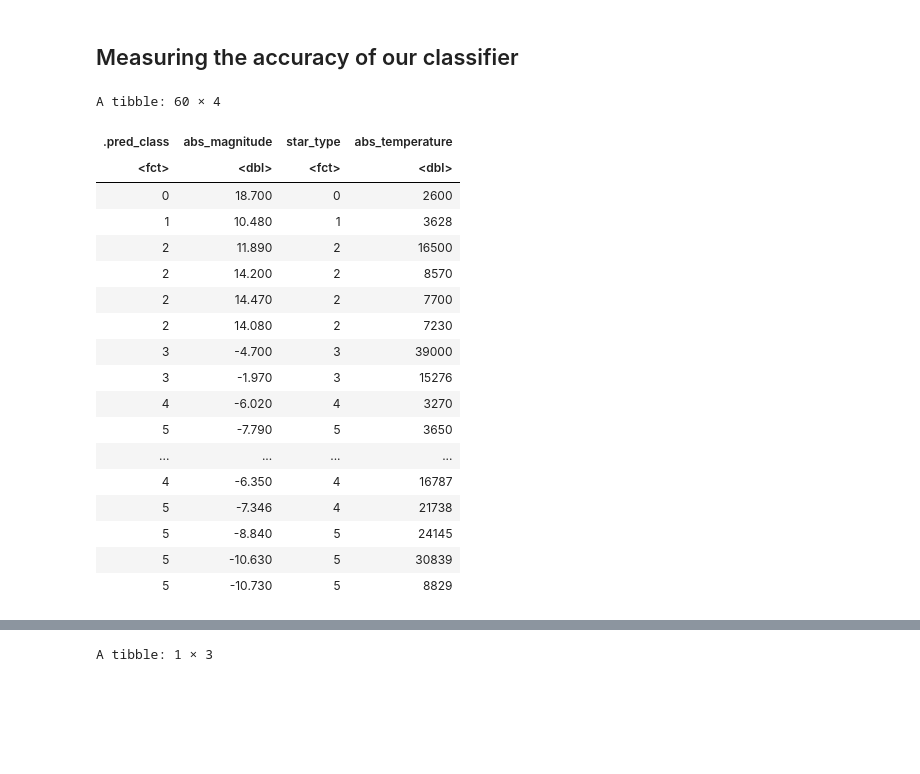
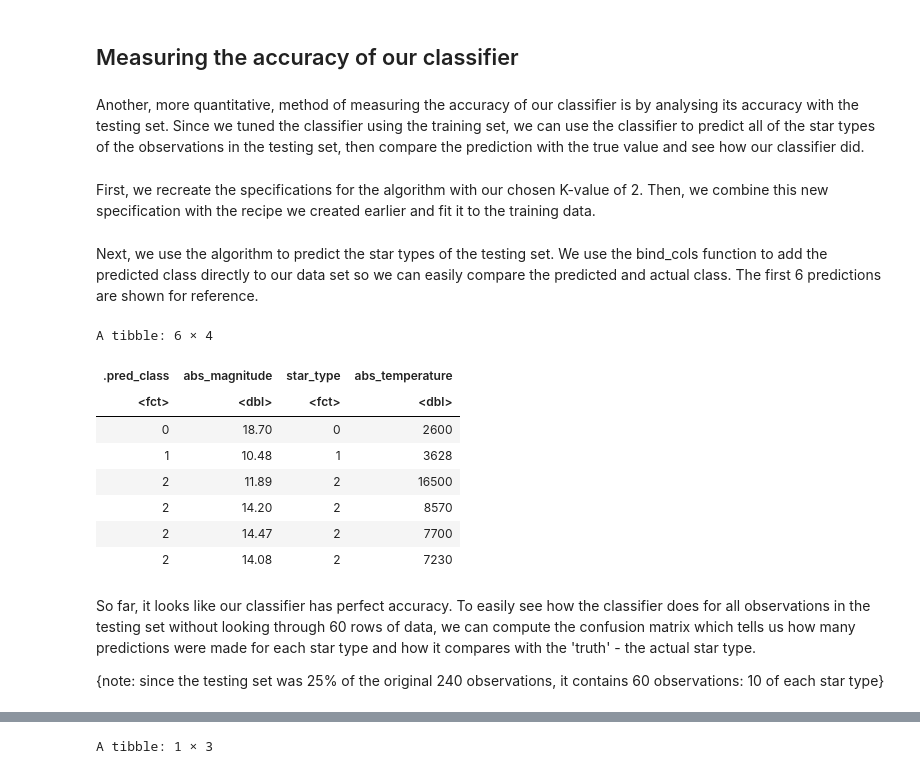
Before and after one commit to uchou92/dcsi-100-2023w1-group-28, a Jupyter notebook: Project_Proposal.ipynb, the cells around one changed output, grey strips where cells are left out. Saved outputs shown, nothing was run; the diff lists cells and outputs as text; code cells hidden in the pictures; blank space fills up the shorter version.

Commit message:
more analysis added

```diff
--- a/Project_Proposal.ipynb
+++ b/Project_Proposal.ipynb
@@ -240,4 +243,8 @@ A tibble: 1 × 1
 | 3 |
 # %% [markdown]
 ## Measuring the accuracy of our classifier
+# %% [markdown]
+Another, more quantitative, method of measuring the accuracy of our classifier is by analysing its accuracy with the testing set. Since we tuned the classifier using the training set, we can use the classifier to predict all of the star types of the observations in the testing set, then compare the prediction with the true value and see how our classifier did.
+# %% [markdown]
+First, we recreate the specifications for the algorithm with our chosen K-value of 2. Then, we combine this new specification with the recipe we created earlier and fit it to the training data.
 # %%
@@ -249,28 +256,24 @@ star_fit <- workflow() |>
             add_recipe(star_recipe) |>
             add_model(star_main_spec) |>
             fit(data_training)
+# %% [markdown]
+Next, we use the algorithm to predict the star types of the testing set. We use the bind_cols function to add the predicted class directly to our data set so we can easily compare the predicted and actual class. The first 6 predictions are shown for reference.
 # %%
 star_predictions <- star_fit |>
                      predict(data_testing) |>
                      bind_cols(data_testing)
-star_predictions
+head(star_predictions)
 # %% [output]
-A tibble: 60 × 4
+A tibble: 6 × 4
 | .pred_class | abs_magnitude | star_type | abs_temperature |
 | <fct> | <dbl> | <fct> | <dbl> |
-| 0 | 18.700 | 0 | 2600 |
-| 1 | 10.480 | 1 | 3628 |
-| 2 | 11.890 | 2 | 16500 |
-| 2 | 14.200 | 2 | 8570 |
-| 2 | 14.470 | 2 | 7700 |
-| 2 | 14.080 | 2 | 7230 |
-| 3 | -4.700 | 3 | 39000 |
-| 3 | -1.970 | 3 | 15276 |
-| 4 | -6.020 | 4 | 3270 |
-| 5 | -7.790 | 5 | 3650 |
-| ... | ... | ... | ... |
-| 4 | -6.350 | 4 | 16787 |
-| 5 | -7.346 | 4 | 21738 |
-| 5 | -8.840 | 5 | 24145 |
-| 5 | -10.630 | 5 | 30839 |
-| 5 | -10.730 | 5 | 8829 |
+| 0 | 18.70 | 0 | 2600 |
+| 1 | 10.48 | 1 | 3628 |
+| 2 | 11.89 | 2 | 16500 |
+| 2 | 14.20 | 2 | 8570 |
+| 2 | 14.47 | 2 | 7700 |
+| 2 | 14.08 | 2 | 7230 |
+# %% [markdown]
+So far, it looks like our classifier has perfect accuracy. To easily see how the classifier does for all observations in the testing set without looking through 60 rows of data, we can compute the confusion matrix which tells us how many predictions were made for each star type and how it compares with the 'truth' - the actual star type.
+
+{note: since the testing set was 25% of the original 240 observations, it contains 60 observations: 10 of each star type}
```
Also changed, not shown: parts of 11 cells of this notebook.
